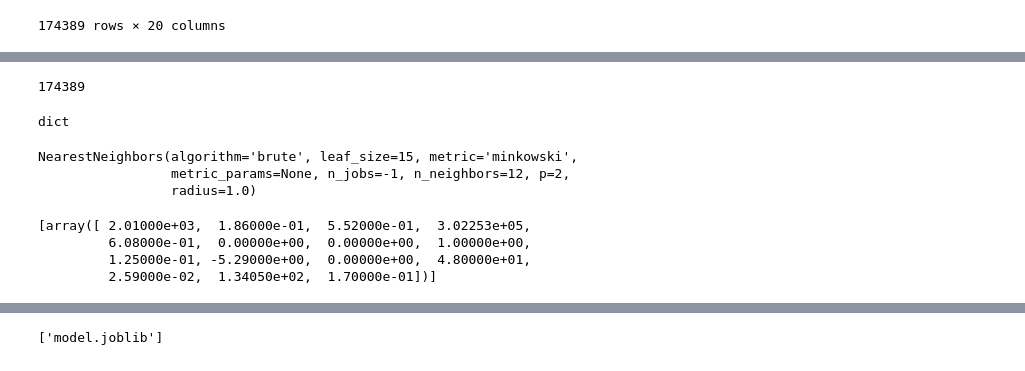
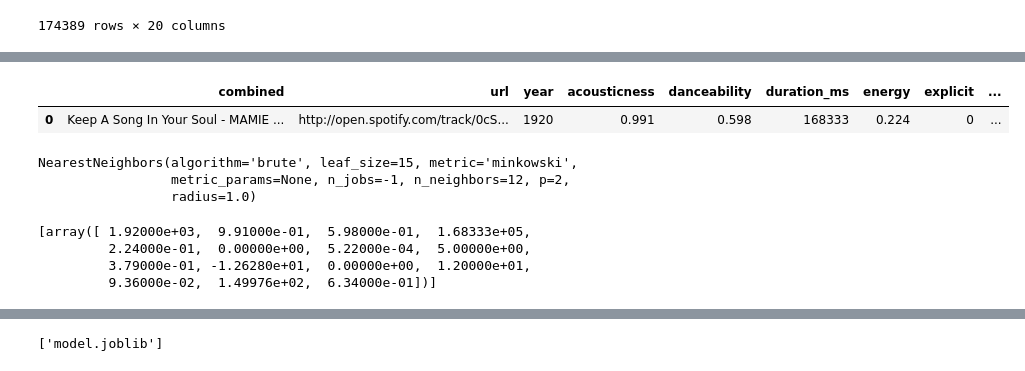
Before and after one commit to Jroc561/spotify_suggester, a Jupyter notebook: josh.ipynb, the cells around one changed output, grey strips where cells are left out. Saved outputs shown, nothing was run; the diff lists cells and outputs as text; code cells hidden in the pictures.

```diff
--- a/josh.ipynb
+++ b/josh.ipynb
@@ -179,4 +165,0 @@ with open('data.json', 'w') as json_file:
-# %%
-len(track_artist)
-# %% [output]
-174389
@@ -185,9 +166,9 @@ user = {'firstname': "Mr.", 'lastname': "My Father's Son"}
-# %%
-type(user)
-# %% [output]
-dict
 # %%
 # finding a song I want to use as an input
-tay = df[df['artists'] == 'TAYLOR SWIFT'].sort_values('popularity', ascending=False)
+tay = df[df['combined'] == 'Keep A Song In Your Soul - MAMIE SMITH'].sort_values('popularity', ascending=False)
+tay
+# %% [output]
+|  | combined | url | year | acousticness | danceability | duration_ms | energy | explicit | ... |
+| 0 | Keep A Song In Your Soul - MAMIE ... | http://open.spotify.com/track/0cS... | 1920 | 0.991 | 0.598 | 168333 | 0.224 | 0 | ... |
 # %%
 # target set will be both artist and name
@@ -208,16 +189,16 @@ NearestNeighbors(algorithm='brute', leaf_size=15, metric='minkowski',
                  radius=1.0)
 # %%
 # sample a song(index) from df_data to use as our query point
-input_index = 141035 # Drake - Tootsie slide
+input_index = 0 # Drake - Tootsie slide
 
 # vectorize
 data_vect = [df_data.iloc[input_index].values]
 data_vect
 # %% [output]
-[array([ 2.01000e+03,  1.86000e-01,  5.52000e-01,  3.02253e+05,
-         6.08000e-01,  0.00000e+00,  0.00000e+00,  1.00000e+00,
-         1.25000e-01, -5.29000e+00,  0.00000e+00,  4.80000e+01,
-         2.59000e-02,  1.34050e+02,  1.70000e-01])]
+[array([ 1.92000e+03,  9.91000e-01,  5.98000e-01,  1.68333e+05,
+         2.24000e-01,  0.00000e+00,  5.22000e-04,  5.00000e+00,
+         3.79000e-01, -1.26280e+01,  0.00000e+00,  1.20000e+01,
+         9.36000e-02,  1.49976e+02,  6.34000e-01])]
 # %%
 # Query Using kneighbors
 neigh_dist, neigh_indices = nn.kneighbors(data_vect)
```
Also changed, not shown: parts of 20 cells of this notebook, 2 other files.
